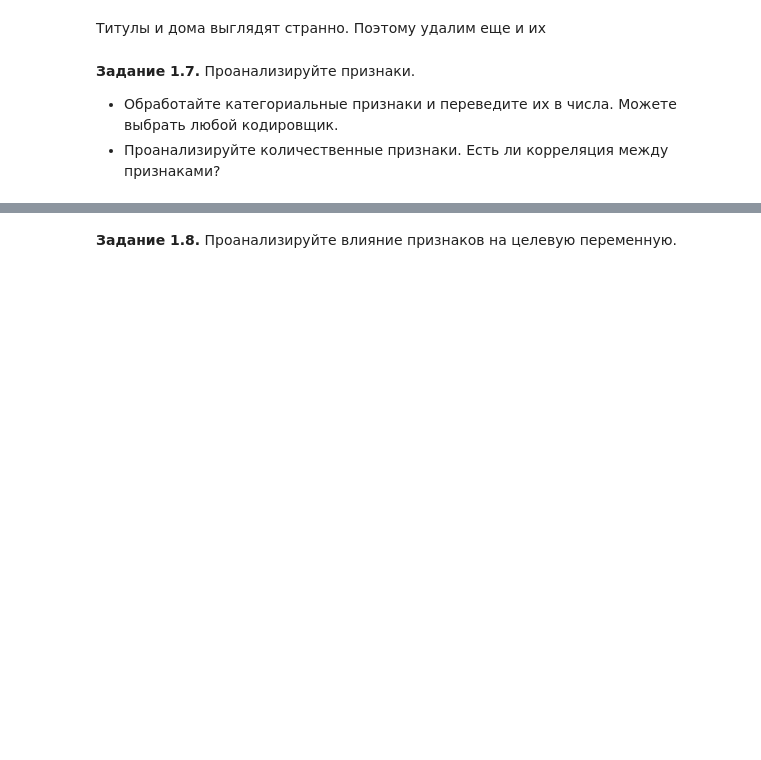
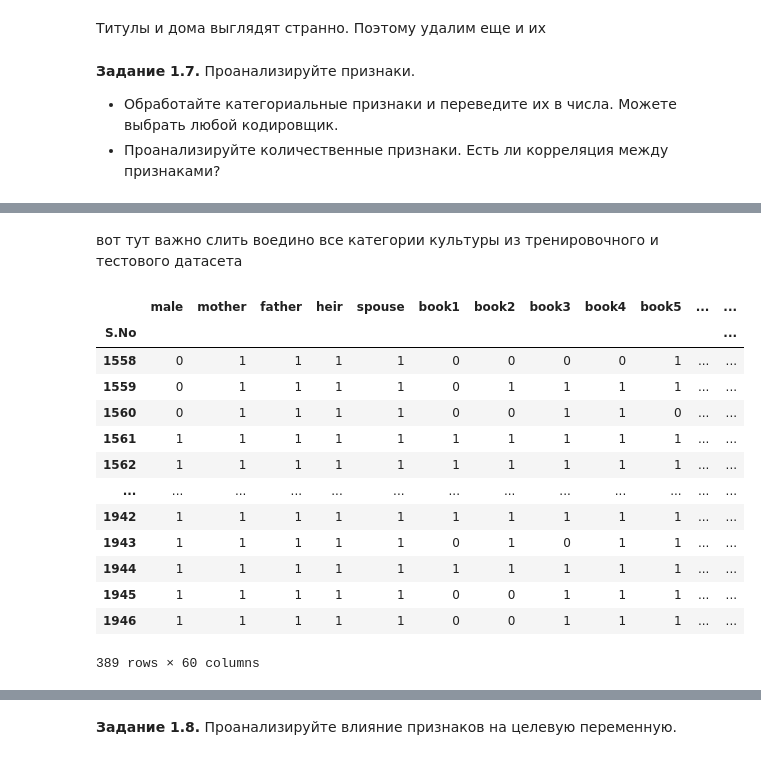
Before and after one commit to zyf2021/DL_materials, a Jupyter notebook: Копия_блокнота_"[homework_4_2_]game_of_thrones_prediction_ipynb".ipynb, the cells around one changed output, grey strips where cells are left out. Saved outputs shown, nothing was run; the diff lists cells and outputs as text; code cells hidden in the pictures; blank space fills up the shorter version.

```diff
--- a/Копия_блокнота_"[homework_4_2_]game_of_thrones_prediction_ipynb".ipynb
+++ b/Копия_блокнота_"[homework_4_2_]game_of_thrones_prediction_ipynb".ipynb
@@ -360,6 +402,7 @@ plt.show()
 Титулы и дома выглядят странно. Поэтому удалим еще и их
 # %%
 data_train.drop(columns=['title', 'house'], inplace = True)
+data_test.drop(columns=['title', 'house'], inplace = True)
 # %% [markdown]
 **Задание 1.7.** Проанализируйте признаки.
   * Обработайте категориальные признаки и переведите их в числа. Можете выбрать любой кодировщик.
@@ -410,0 +412,44 @@ df_encoded
+# %% [markdown]
+вот тут важно слить воедино все категории культуры из тренировочного и тестового датасета
+# %%
+all_cultures = pd.unique(pd.concat([data_train['culture'], data_test['culture']]))
+# %%
+from sklearn.preprocessing import OneHotEncoder
+
+# Создаём объект OneHotEncoder (с `drop='first'`, чтобы избежать избыточности)
+encoder = OneHotEncoder(sparse_output=False, handle_unknown='ignore', drop='first', categories=[all_cultures])
+# Кодируем признак `culture`
+encoded = encoder.fit_transform(data_train[categorical_features])
+# Получаем названия новых колонок
+train_one_hot_encoded = encoder.fit_transform(data_train[['culture']])
+test_one_hot_encoded = encoder.transform(data_test[['culture']])
+
+
+# Создаём DataFrame с закодированными значениями
+train_one_hot_df = pd.DataFrame(train_one_hot_encoded, columns=encoder.get_feature_names_out(['culture']), index=data_train.index)
+test_one_hot_df = pd.DataFrame(test_one_hot_encoded, columns=encoder.get_feature_names_out(['culture']), index=data_test.index)
+
+# Добавляем в исходный DataFrame
+train_df_encoded = pd.concat([data_train, train_one_hot_df], axis=1)
+test_df_encoded = pd.concat([data_test, test_one_hot_df], axis=1)
+
+# Drop original 'culture' column from both:
+train_df_encoded = train_df_encoded.drop('culture', axis=1)
+test_df_encoded = test_df_encoded.drop('culture', axis=1)
+# %%
+test_df_encoded
+# %% [output]
+|  | male | mother | father | heir | spouse | book1 | book2 | book3 | book4 | book5 | ... | ... |
+| S.No |  |  |  |  |  |  |  |  |  |  |  | ... |
+| 1558 | 0 | 1 | 1 | 1 | 1 | 0 | 0 | 0 | 0 | 1 | ... | ... |
+| 1559 | 0 | 1 | 1 | 1 | 1 | 0 | 1 | 1 | 1 | 1 | ... | ... |
+| 1560 | 0 | 1 | 1 | 1 | 1 | 0 | 0 | 1 | 1 | 0 | ... | ... |
+| 1561 | 1 | 1 | 1 | 1 | 1 | 1 | 1 | 1 | 1 | 1 | ... | ... |
+| 1562 | 1 | 1 | 1 | 1 | 1 | 1 | 1 | 1 | 1 | 1 | ... | ... |
+| ... | ... | ... | ... | ... | ... | ... | ... | ... | ... | ... | ... | ... |
+| 1942 | 1 | 1 | 1 | 1 | 1 | 1 | 1 | 1 | 1 | 1 | ... | ... |
+| 1943 | 1 | 1 | 1 | 1 | 1 | 0 | 1 | 0 | 1 | 1 | ... | ... |
+| 1944 | 1 | 1 | 1 | 1 | 1 | 1 | 1 | 1 | 1 | 1 | ... | ... |
+| 1945 | 1 | 1 | 1 | 1 | 1 | 0 | 0 | 1 | 1 | 1 | ... | ... |
+| 1946 | 1 | 1 | 1 | 1 | 1 | 0 | 0 | 1 | 1 | 1 | ... | ... |
+389 rows × 60 columns
```
Also changed, not shown: parts of 57 cells of this notebook.
